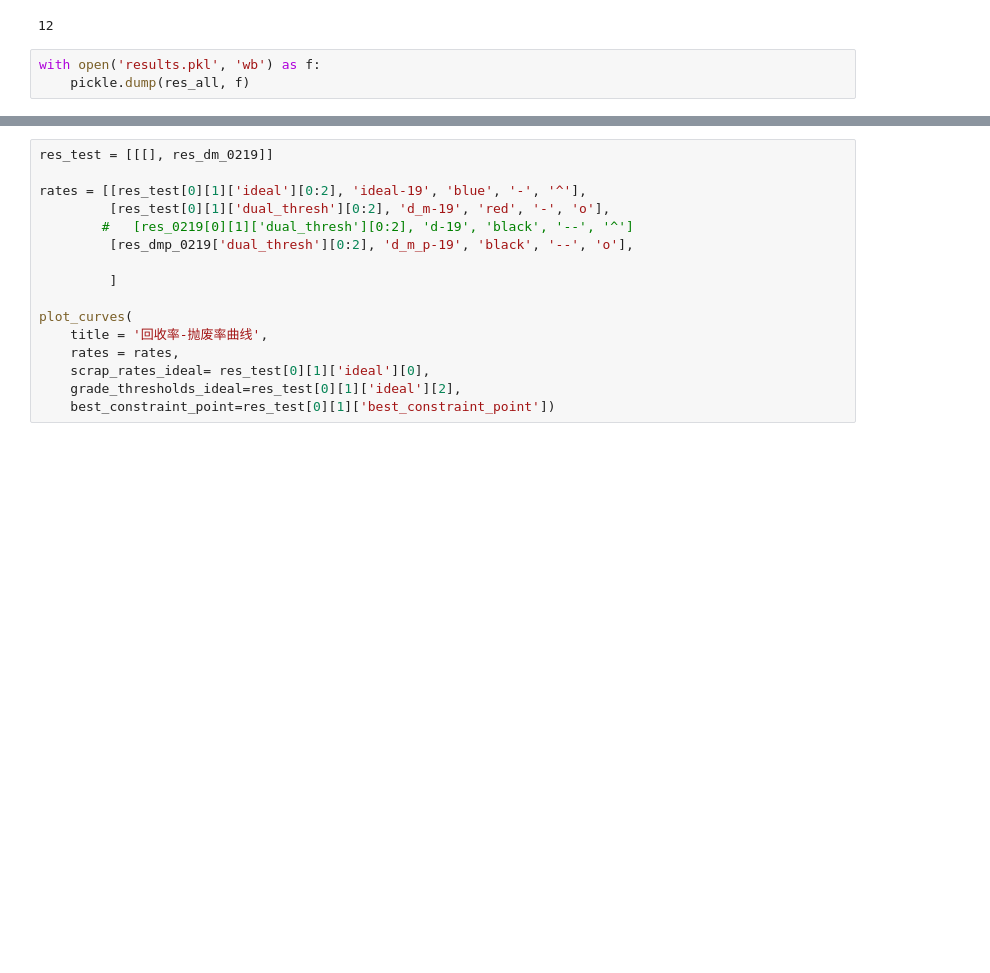
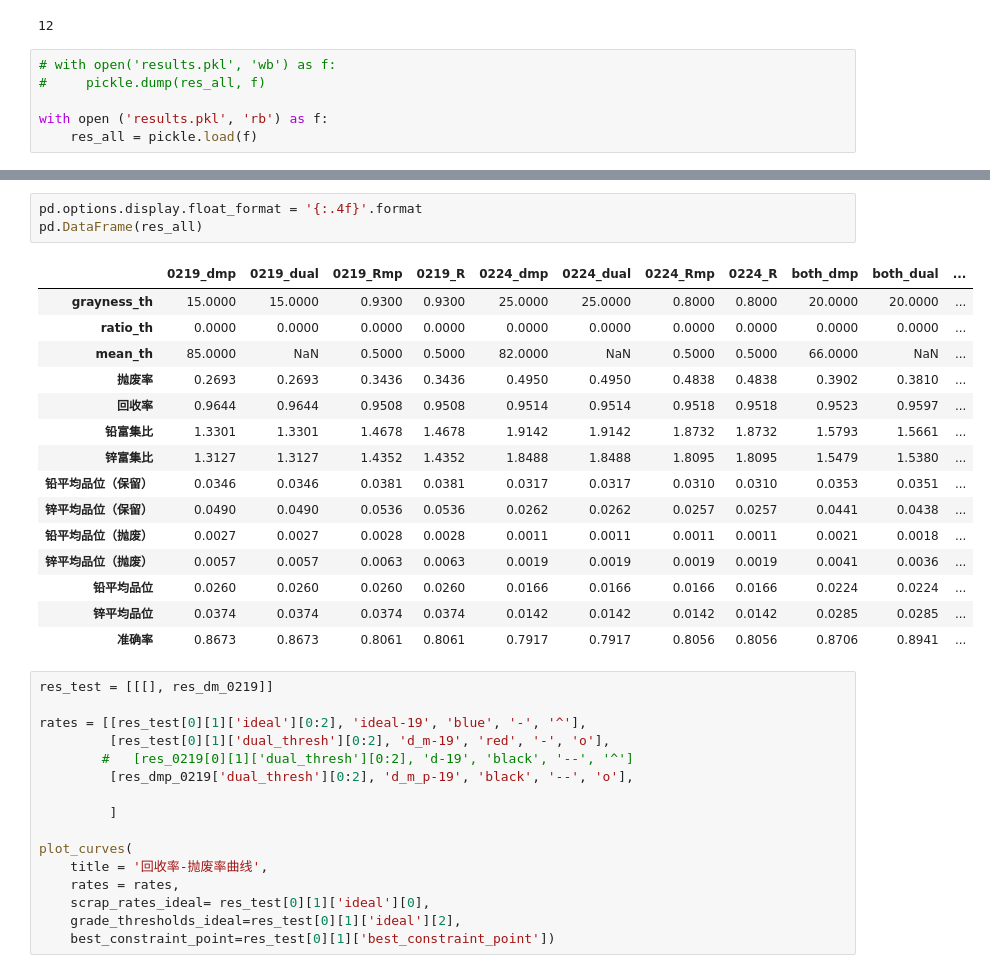
Before and after one commit to yaojian95/jt_ore_sorting, a Jupyter notebook: run_code.ipynb, the cells around one changed output, grey strips where cells are left out. Drawn from its saved outputs; the diff is of its cells as text; blank space fills up the shorter version.

```diff
--- a/run_code.ipynb
+++ b/run_code.ipynb
@@ -372,5 +400,8 @@ len(res_all)
 # %% [output]
 12
 # %%
-with open('results.pkl', 'wb') as f:
-    pickle.dump(res_all, f)
+# with open('results.pkl', 'wb') as f:
+#     pickle.dump(res_all, f)
+
+with open ('results.pkl', 'rb') as f:
+    res_all = pickle.load(f)
@@ -429,3 +424,22 @@ print(log_dm_0219)
+# %%
+pd.options.display.float_format = '{:.4f}'.format
+pd.DataFrame(res_all)
+# %% [output]
+|  | 0219_dmp | 0219_dual | 0219_Rmp | 0219_R | 0224_dmp | 0224_dual | 0224_Rmp | 0224_R | both_dmp | both_dual | ... |
+| grayness_th | 15.0000 | 15.0000 | 0.9300 | 0.9300 | 25.0000 | 25.0000 | 0.8000 | 0.8000 | 20.0000 | 20.0000 | ... |
+| ratio_th | 0.0000 | 0.0000 | 0.0000 | 0.0000 | 0.0000 | 0.0000 | 0.0000 | 0.0000 | 0.0000 | 0.0000 | ... |
+| mean_th | 85.0000 | NaN | 0.5000 | 0.5000 | 82.0000 | NaN | 0.5000 | 0.5000 | 66.0000 | NaN | ... |
+| 抛废率 | 0.2693 | 0.2693 | 0.3436 | 0.3436 | 0.4950 | 0.4950 | 0.4838 | 0.4838 | 0.3902 | 0.3810 | ... |
+| 回收率 | 0.9644 | 0.9644 | 0.9508 | 0.9508 | 0.9514 | 0.9514 | 0.9518 | 0.9518 | 0.9523 | 0.9597 | ... |
+| 铅富集比 | 1.3301 | 1.3301 | 1.4678 | 1.4678 | 1.9142 | 1.9142 | 1.8732 | 1.8732 | 1.5793 | 1.5661 | ... |
+| 锌富集比 | 1.3127 | 1.3127 | 1.4352 | 1.4352 | 1.8488 | 1.8488 | 1.8095 | 1.8095 | 1.5479 | 1.5380 | ... |
+| 铅平均品位（保留） | 0.0346 | 0.0346 | 0.0381 | 0.0381 | 0.0317 | 0.0317 | 0.0310 | 0.0310 | 0.0353 | 0.0351 | ... |
+| 锌平均品位（保留） | 0.0490 | 0.0490 | 0.0536 | 0.0536 | 0.0262 | 0.0262 | 0.0257 | 0.0257 | 0.0441 | 0.0438 | ... |
+| 铅平均品位（抛废） | 0.0027 | 0.0027 | 0.0028 | 0.0028 | 0.0011 | 0.0011 | 0.0011 | 0.0011 | 0.0021 | 0.0018 | ... |
+| 锌平均品位（抛废） | 0.0057 | 0.0057 | 0.0063 | 0.0063 | 0.0019 | 0.0019 | 0.0019 | 0.0019 | 0.0041 | 0.0036 | ... |
+| 铅平均品位 | 0.0260 | 0.0260 | 0.0260 | 0.0260 | 0.0166 | 0.0166 | 0.0166 | 0.0166 | 0.0224 | 0.0224 | ... |
+| 锌平均品位 | 0.0374 | 0.0374 | 0.0374 | 0.0374 | 0.0142 | 0.0142 | 0.0142 | 0.0142 | 0.0285 | 0.0285 | ... |
+| 准确率 | 0.8673 | 0.8673 | 0.8061 | 0.8061 | 0.7917 | 0.7917 | 0.8056 | 0.8056 | 0.8706 | 0.8941 | ... |
 # %%
 res_test = [[[], res_dm_0219]]
 
```
Also changed, not shown: parts of 20 cells of this notebook, 1 other file.
